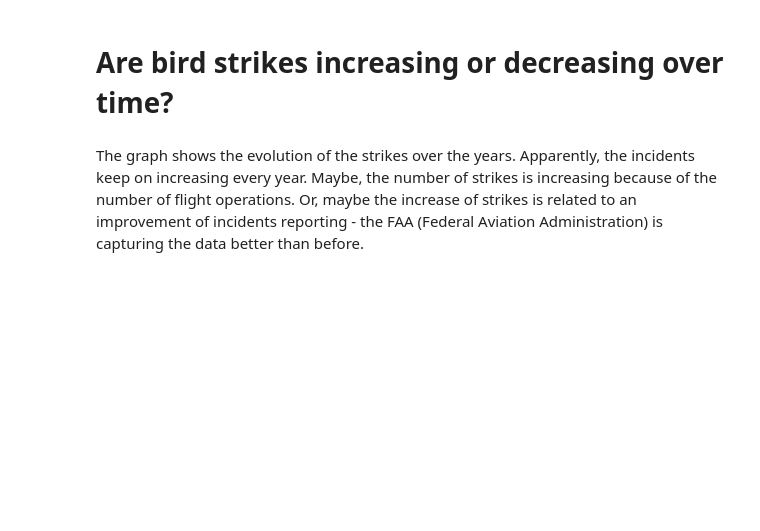
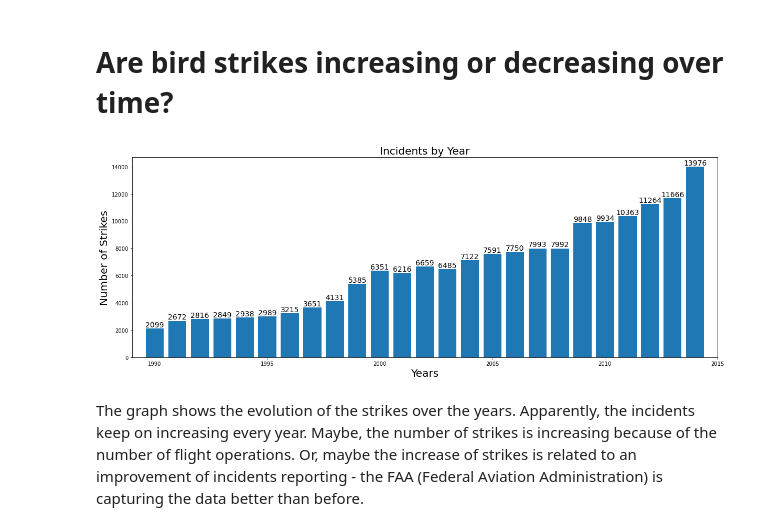
Before and after one commit to jagnoor/Aircraft-Wildlife-Strikes, a Jupyter notebook: planeVsBird_2.ipynb, the cells around one changed output. Saved outputs shown, nothing was run; the diff lists cells and outputs as text; code cells hidden in the pictures; blank space fills up the shorter version.

```diff
--- a/planeVsBird_2.ipynb
+++ b/planeVsBird_2.ipynb
@@ -117,22 +58,24 @@ data_table = all_strikes.groupby("Incident Year").count()
 # %%
 # Incidents/strikes by year
 x_axis = data_table.index
 y_axis = data_table["Airport"]
-plt.figure(figsize=(20,5))
+plt.figure(figsize=(20,7))
 plt.bar(x_axis, y_axis)
-plt.title("Incidents by Year")
-plt.xlabel("Years")
-plt.ylabel("Number of Strikes")
-plt.plot(color="#20F216")
-
+plt.title("Incidents by Year", fontsize=20)
+plt.xlabel("Years", fontsize=20)
+plt.ylabel("Number of Strikes", fontsize=20)
+plt.plot(color="#20F216", fontsize=20)
+plt.xlim(1989, 2015)
 y_list = list(y_axis)
 
 for i in range(len(y_list)):
-    plt.annotate(str(y_list[i]), xy=(x_axis[i],y_list[i]), ha='center', va='bottom')
+    plt.annotate(str(y_list[i]), xy=(x_axis[i],y_list[i]), ha='center', va='bottom', fontsize=14)
 
 plt.savefig("Images/Incidentsbyyear.png", dpi=100) # TODO The legend and axis names are put in the saved image.
 
 plt.show()
+# %% [output]
+[figure, added]
 # %% [markdown]
 The graph shows the evolution of the strikes over the years. Apparently, the incidents keep on increasing every year. Maybe, the number of strikes is increasing because of the number of flight operations. Or, maybe the increase of strikes is related to an improvement of incidents reporting - the FAA (Federal Aviation Administration) is capturing the data better than before.
 # %%
```
Also changed, not shown: parts of 30 cells of this notebook, 9 other files.
